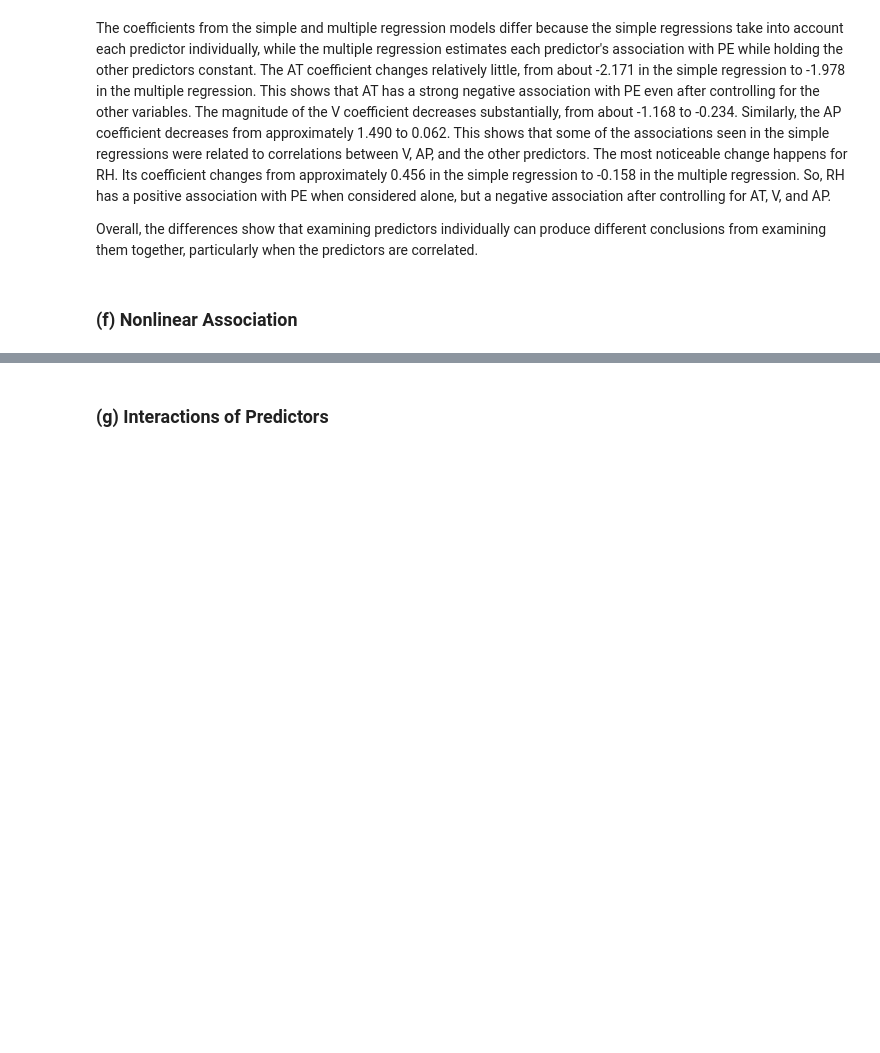
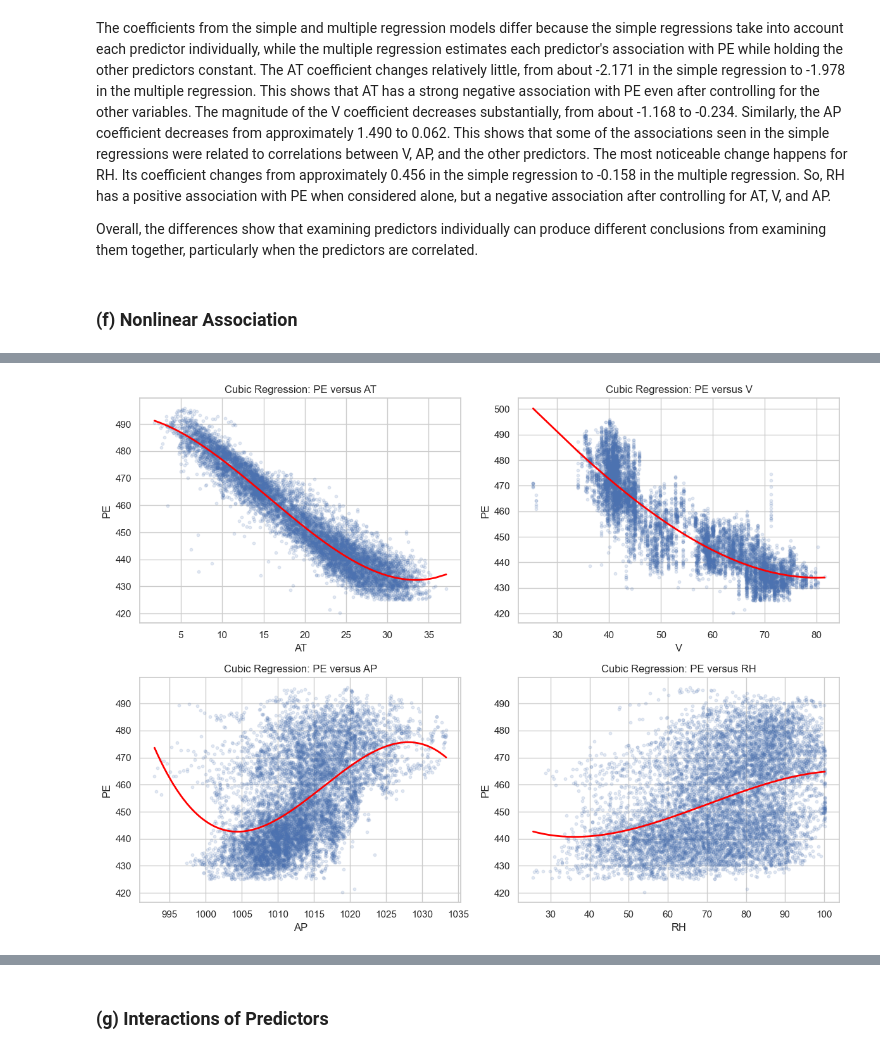
Before and after one commit to manvsatish/dsci-552-hw-2, a Jupyter notebook: notebooks/Satish_Manvika_HW2.ipynb, the cells around one changed output, grey strips where cells are left out. Saved outputs shown, nothing was run; the diff lists cells and outputs as text; code cells hidden in the pictures; blank space fills up the shorter version.

Commit message:
nonlinear and interaction models section

```diff
--- a/notebooks/Satish_Manvika_HW2.ipynb
+++ b/notebooks/Satish_Manvika_HW2.ipynb
@@ -283,0 +330,21 @@ Overall, the differences show that examining predictors individually can produce
+# %%
+# fitted cubic-regression plots for all predictors
+fig, axes = plt.subplots(2, 2, figsize=(12, 9))
+
+for predictor, ax in zip(predictors, axes.flatten()):
+    sorted_data = centered_data.sort_values(predictor) # sort centered data by original predictor
+
+    # gen predictions using the corresponding cubic model
+    predictions = nonlinear_models[predictor].predict(sorted_data)
+    ax.scatter(data[predictor], data["PE"], alpha=0.15, s=10) # original observations
+
+    # fitted cubic curve
+    ax.plot(sorted_data[predictor], predictions, color="red", linewidth=2)
+    ax.set_title(f"Cubic Regression: PE versus {predictor}")
+    ax.set_xlabel(predictor)
+    ax.set_ylabel("PE")
+
+plt.tight_layout()
+plt.show()
+# %% [output]
+[figure, added]
```
Also changed, not shown: parts of 15 cells of this notebook.
